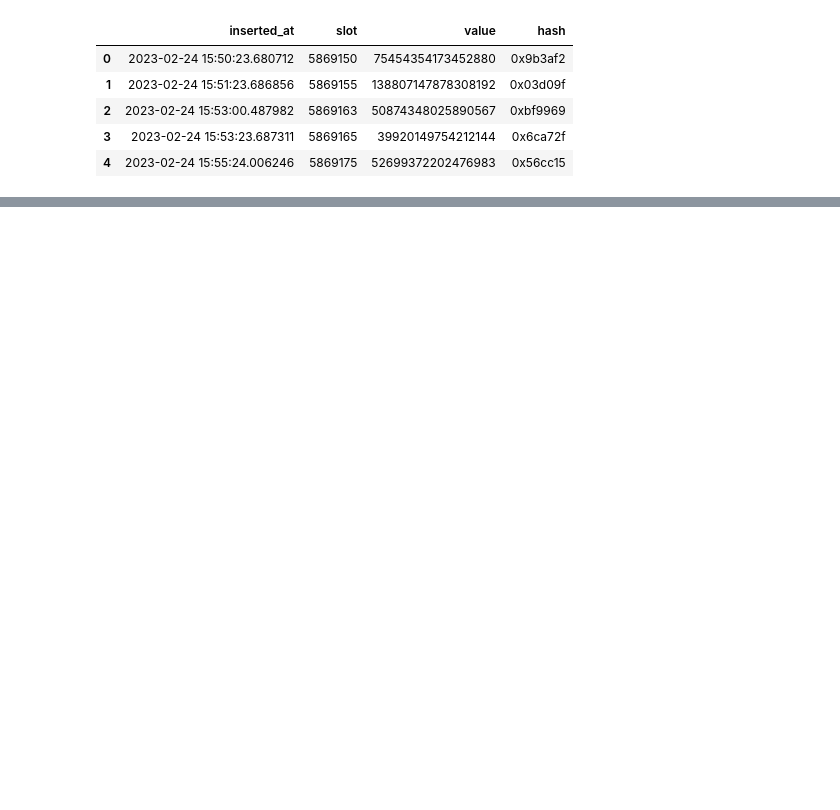
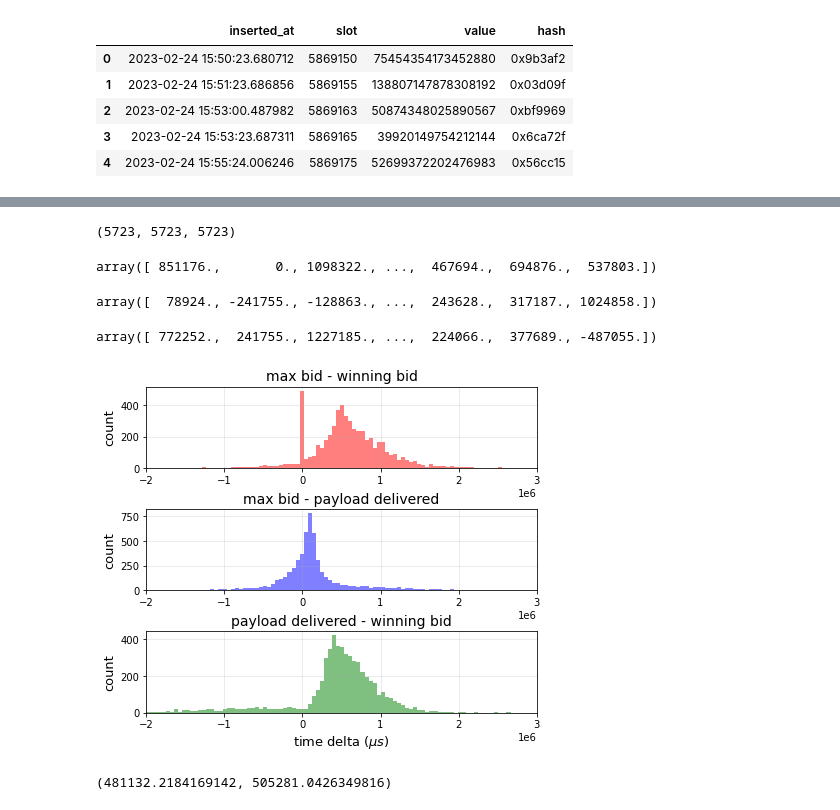
Before and after one commit to michaelneuder/relay-data, a Jupyter notebook: windelta/windelta.ipynb, the cells around one changed output, grey strips where cells are left out. Drawn from its saved outputs; the diff is of its cells as text; code cells hidden in the pictures; blank space fills up the shorter version.

Commit message:
windelta

```diff
--- a/windelta/windelta.ipynb
+++ b/windelta/windelta.ipynb
@@ -51,0 +75,5 @@ No handles with labels found to put in legend.
+# %%
+highsubs = pd.read_csv('windelta2_res.txt', delimiter='|', names=['slot', 'value', 'hash', 'inserted_at', 'received_at'])
+highsubs['inserted_at'] = pd.to_datetime(highsubs['inserted_at'], format="%Y-%m-%d %H:%M:%S.%f")
+highsubs['received_at'] = pd.to_datetime(highsubs['received_at'], format="%Y-%m-%d %H:%M:%S.%f")
+highsubs.head()
@@ -51,0 +87,48 @@ No handles with labels found to put in legend.
+# %%
+len(winsubs), len(highsubs)
+# %% [output]
+(5723, 5723, 5723)
+# %%
+delta1 = (highsubs['inserted_at'].values - winsubs['inserted_at'].values)/np.timedelta64(1, 'us')
+delta1
+# %% [output]
+array([ 851176.,       0., 1098322., ...,  467694.,  694876.,  537803.])
+# %%
+delta2 = (highsubs['inserted_at'].values - winners['inserted_at'].values)/np.timedelta64(1, 'us')
+delta2
+# %% [output]
+array([  78924., -241755., -128863., ...,  243628.,  317187., 1024858.])
+# %%
+delta3 = (winners['inserted_at'].values - winsubs['inserted_at'].values)/np.timedelta64(1, 'us')
+delta3
+# %% [output]
+array([ 772252.,  241755., 1227185., ...,  224066.,  377689., -487055.])
+# %%
+f, axarr = plt.subplots(nrows=3, figsize=(7,6))
+cts, bins = np.histogram(delta1[np.where((delta1 >= int(-2e6)) | (delta1 <= int(3e6)))], bins=500)
+axarr[0].hist(delta1[np.where((delta1 >= int(-2e6)) | (delta1 <= int(3e6)))], bins=bins, color='r', alpha=0.5)
+axarr[1].hist(delta2[np.where((delta2 >= int(-2e6)) | (delta2 <= int(3e6)))], bins=bins, color='b', alpha=0.5)
+axarr[2].hist(delta3[np.where((delta3 >= int(-2e6)) | (delta3 <= int(3e6)))], bins=bins, color='g', alpha=0.5)
+# ax.set_title('winning bid insertion relative to slot boundary', size=17)
+# ax.legend()
+for ax in axarr:
+    ax.set_xlim(int(-2e6), int(3e6))
+    ticks = [int(-2e6),int(-1e6),int(0),int(1e6),int(2e6),int(3e6)]
+    ax.set_xticks(ticks)
+    ax.set_ylabel('count', size=13)
+# for ax in axarr[:-1]:
+#     ax.set_xticklabels([])
+axarr[-1].set_xlabel('time delta $(\mu s)$', size=13)
+axarr[0].set_title('max bid - winning bid', size=14)
+axarr[1].set_title('max bid - payload delivered', size=14)
+axarr[2].set_title('payload delivered - winning bid', size=14)
+plt.subplots_adjust(hspace=0.5)
+plt.show()
+# %% [output]
+[figure, added]
+# %%
+subdelta1 = (highsubs['inserted_at'] - highsubs['received_at'])/np.timedelta64(1, 'us')
+subdelta2 = (winsubs['inserted_at'] - winsubs['received_at'])/np.timedelta64(1, 'us')
+subdelta1.mean(), subdelta2.mean()
+# %% [output]
+(481132.2184169142, 505281.0426349816)
```
Also changed, not shown: parts of 9 cells of this notebook, 5 other files.
